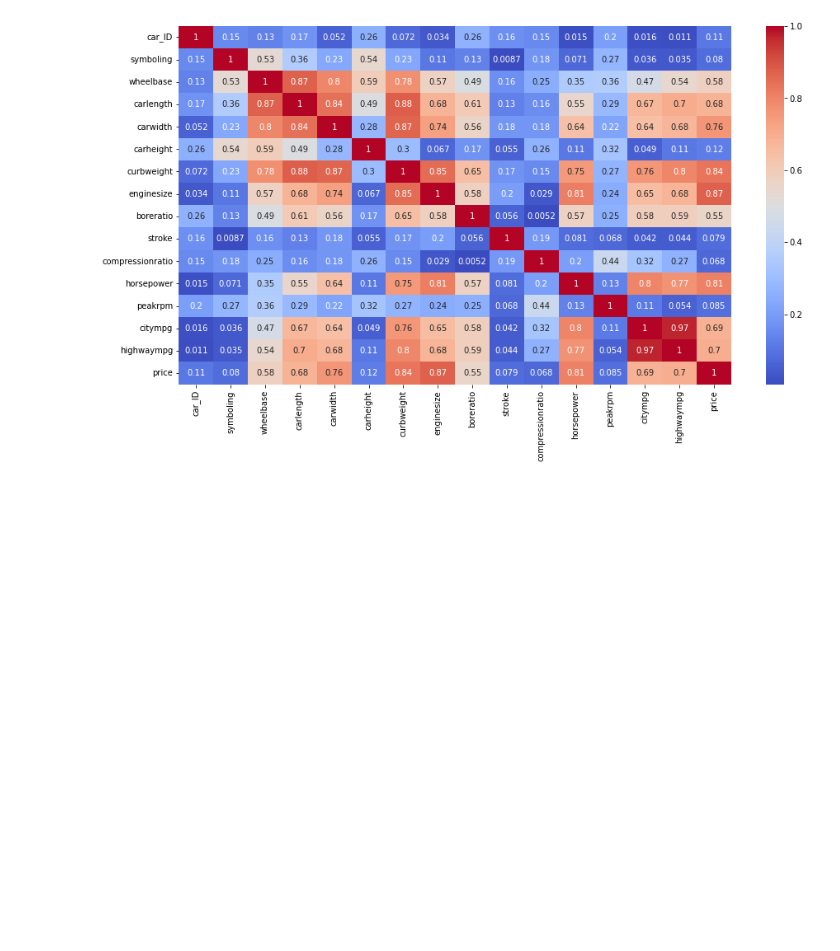
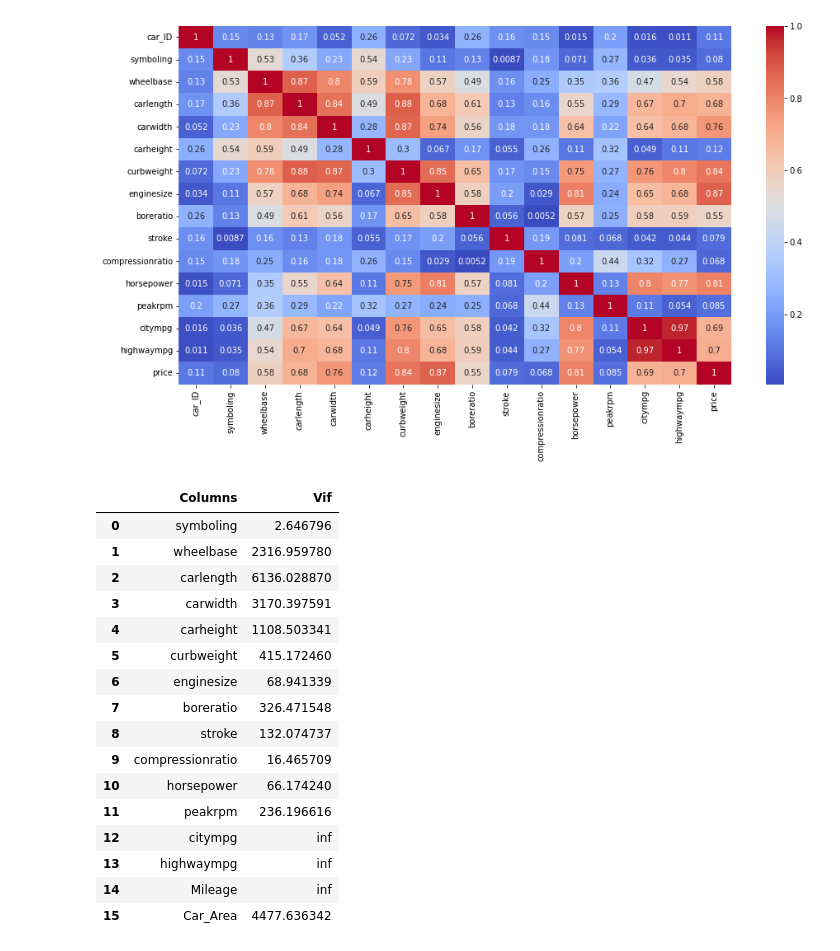
Before and after one commit to Subin-pds/Machine-Learning-Practice-Projects, a Jupyter notebook: Car_Price_Prediction.ipynb, the cells around one changed output. Saved outputs shown, nothing was run; the diff lists cells and outputs as text; code cells hidden in the pictures; blank space fills up the shorter version.

```diff
--- a/Car_Price_Prediction.ipynb
+++ b/Car_Price_Prediction.ipynb
@@ -298,3 +298,33 @@ sns.heatmap(abs(correlation), annot=True, cmap = 'coolwarm')
 #Removing multicollinear parameters
 df['Mileage'] = df['citympg']*.4 + df['highwaympg']*.6
 df['Car_Area'] = df['carwidth'] * df['carlength']
+# %%
+#Multicollinearity
+from statsmodels.stats.outliers_influence import variance_inflation_factor
+
+def cal_vif(X):
+
+  vif=pd.DataFrame()
+  vif["Columns"] = X.columns
+  vif["Vif"] = [variance_inflation_factor(X.values, i) for i in range (X.shape[1])]
+  return(vif)
+# %%
+cal_vif(df[[i for i in df.describe().columns if i not in ['car_ID','price']]])
+# %% [output]
+|  | Columns | Vif |
+| 0 | symboling | 2.646796 |
+| 1 | wheelbase | 2316.959780 |
+| 2 | carlength | 6136.028870 |
+| 3 | carwidth | 3170.397591 |
+| 4 | carheight | 1108.503341 |
+| 5 | curbweight | 415.172460 |
+| 6 | enginesize | 68.941339 |
+| 7 | boreratio | 326.471548 |
+| 8 | stroke | 132.074737 |
+| 9 | compressionratio | 16.465709 |
+| 10 | horsepower | 66.174240 |
+| 11 | peakrpm | 236.196616 |
+| 12 | citympg | inf |
+| 13 | highwaympg | inf |
+| 14 | Mileage | inf |
+| 15 | Car_Area | 4477.636342 |
```
Also changed, not shown: parts of 7 cells of this notebook.
